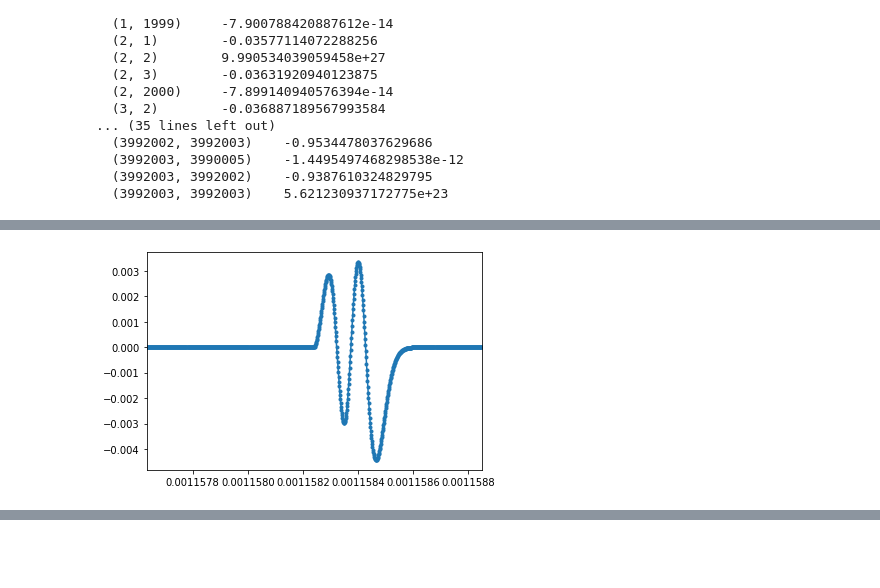
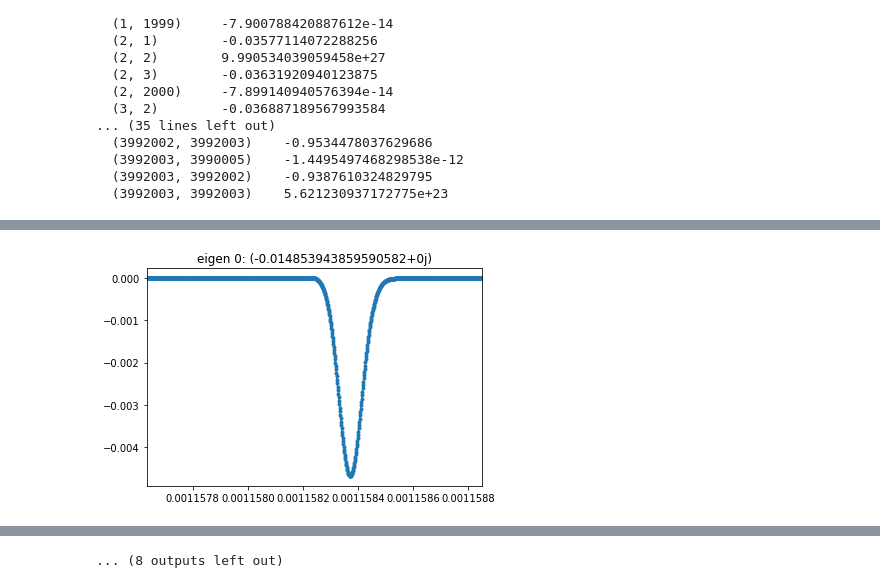
Before and after one commit to Koichi-Miyamoto/StochasticInflationDiffOpEigen, a Jupyter notebook: HybridPhiInflec_LogGrid_V0=1e-15_beta=1e3_nGrid2000.ipynb, the cells around one changed output, grey strips where cells are left out. Cells and saved outputs as stored; diff of their text form; code cells hidden in the pictures; blank space fills up the shorter version.

```diff
--- a/HybridPhiInflec_LogGrid_V0=1e-15_beta=1e3_nGrid2000.ipynb
+++ b/HybridPhiInflec_LogGrid_V0=1e-15_beta=1e3_nGrid2000.ipynb
@@ -130,6 +130,8 @@ ax1.set_ylim([psiLargeEtaMin, psiLargeEtaMax])
 plt.show()
 # %% [output]
 [figure]
+# %%
+eigenValNum = 20
 # %%
 fpFinDiff_NeuDir = InfAdjFPFiniteDiff_ScipySp(
     dim,
@@ -156,6 +158,6 @@ fpFinDiff_NeuDir = InfAdjFPFiniteDiff_ScipySp(
 #             maskMat[i1, i2] = True
 #             fpFinDiff_NeuNeu[i1, i2] = 0
 
-eigVals_NeuDir, eigVecs_NeuDir = eigs(fpFinDiff_NeuDir, 10, sigma=0, which='LM')
-eigVecsSort_NeuDir = eigVecs_NeuDir.T[np.argsort(np.abs(eigVals_NeuDir))]
-eigValsSort_NeuDir = eigVals_NeuDir[np.argsort(np.abs(eigVals_NeuDir))]
+eigVals_NeuDir, eigVecs_NeuDir = eigs(fpFinDiff_NeuDir, eigenValNum, sigma=0, which='LM')
+eigVecsSort_NeuDir = eigVecs_NeuDir.T[np.argsort(eigVals_NeuDir)]
+eigValsSort_NeuDir = eigVals_NeuDir[np.argsort(eigVals_NeuDir)]
@@ -250,7 +270,7 @@ np.set_printoptions()
 customGrid_phi_woEnd = customGrid_phi[1:-1]
 customGrid_psi_woEnd = customGrid_psi[1:-1]
 
-for iEig in range(5):
+for iEig in range(eigenValNum):
     fig, ax1 = plt.subplots(1)
     cntr1 = ax1.contourf(customGrid_phi_woEnd, customGrid_psi_woEnd, np.reshape(eigVecsSort_NeuDir[iEig], (nGrid-2, nGrid-2)).T)
     fig.colorbar(cntr1, ax=ax1)
@@ -258,5 +278,6 @@ for iEig in range(5):
     ax1.set_ylabel("psi")
     ax1.set_xlim([phiLargeEtaMin, phiLargeEtaMax])
     ax1.set_ylim([5 * psiLargeEtaMin - 4 * psiLargeEtaMax, 5 * psiLargeEtaMax - 4 * psiLargeEtaMin])
+    ax1.set_title("eigen " + str(iEig) + ": " + str(eigValsSort_NeuDir[iEig]))
     plt.show()
 # %% [output]
@@ -268,7 +297,8 @@ for iEig in range(5):
 # %%
-for iEig in range(5):
+for iEig in range(eigenValNum):
     ax = plt.gca()
     plt.plot(customGrid_psi_woEnd, np.reshape(eigVecsSort_NeuDir[iEig], (nGrid-2, nGrid-2))[nGrid // 2,:], marker='.')
     ax.set_xlim([10 * psiLargeEtaMin - 9 * psiLargeEtaMax, 10 * psiLargeEtaMax - 9 * psiLargeEtaMin])
+    ax.set_title("eigen " + str(iEig) + ": " + str(eigValsSort_NeuDir[iEig]))
     plt.show()
 # %% [output]
@@ -280,8 +318,9 @@ for iEig in range(5):
 # %%
-for iEig in range(5):
+for iEig in range(eigenValNum):
     ax = plt.gca()
     plt.plot(customGrid_phi_woEnd, np.reshape(eigVecsSort_NeuDir[iEig], (nGrid-2, nGrid-2))[:,nGrid//2], marker=".")
     ax.set_xlim([phiLargeEtaMin, phiLargeEtaMax])
+    ax.set_title("eigen " + str(iEig) + ": " + str(eigValsSort_NeuDir[iEig]))
     plt.show()
 # %% [output]
-[figure, old version]
+[figure, new version]
@@ -292,2 +338,3 @@ for iEig in range(5):
+... (8 outputs left out)
 # %%
 # 固有関数のプロット
```
Also changed, not shown: parts of 12 cells of this notebook.
